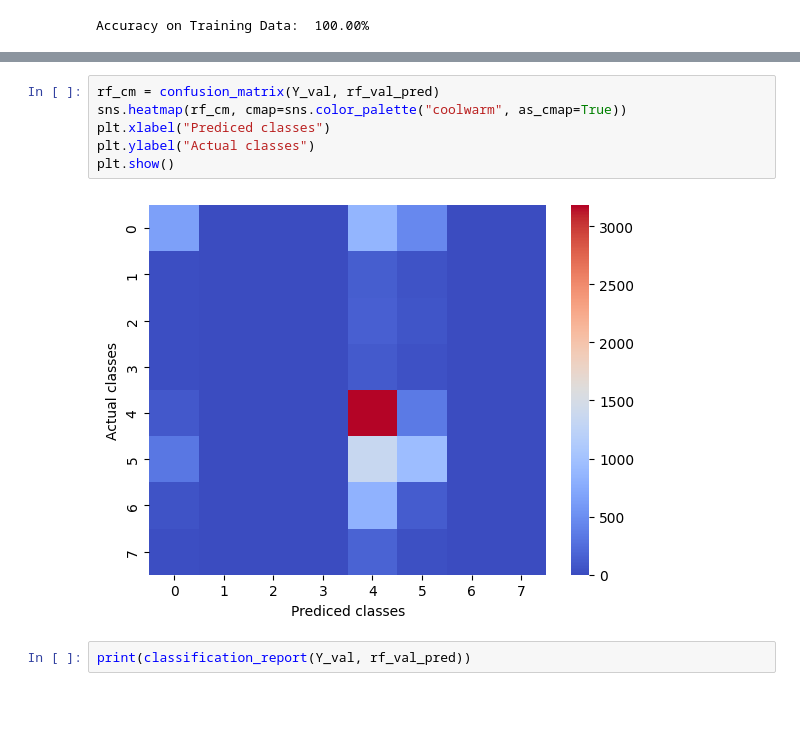
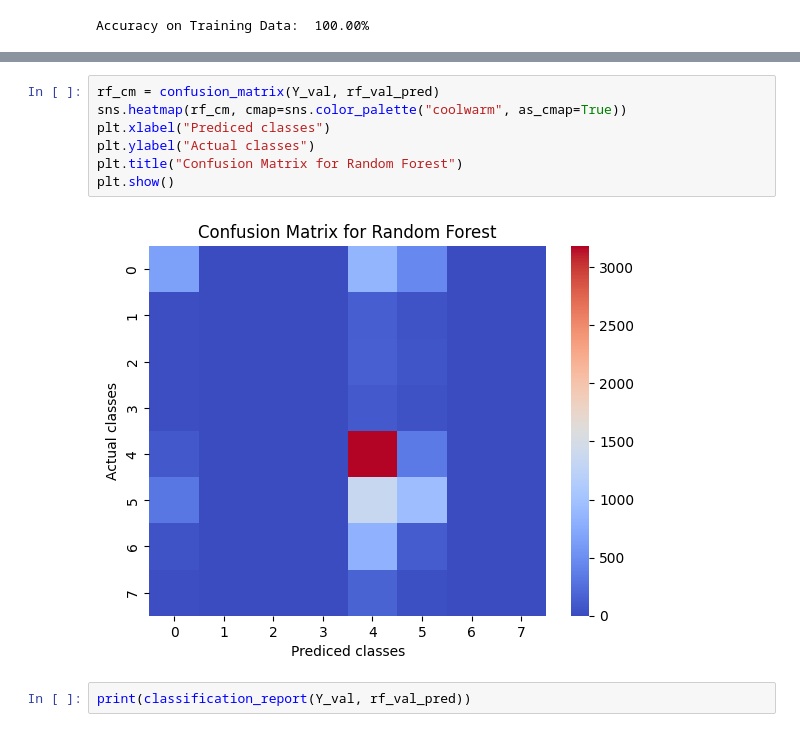
Before and after one commit to melbreaker/LivingThingClassification, a Jupyter notebook: 47369833_major_project.ipynb, the cells around one changed output, grey strips where cells are left out. Saved outputs shown, nothing was run; the diff lists cells and outputs as text; blank space fills up the shorter version.

```diff
--- a/47369833_major_project.ipynb
+++ b/47369833_major_project.ipynb
@@ -275,11 +276,12 @@ Accuracy on Validation Data:  47.69%
 # %%
 rf_cm = confusion_matrix(Y_val, rf_val_pred)
 sns.heatmap(rf_cm, cmap=sns.color_palette("coolwarm", as_cmap=True))
 plt.xlabel("Prediced classes")
 plt.ylabel("Actual classes")
+plt.title("Confusion Matrix for Random Forest")
 plt.show()
 # %% [output]
-[figure, old version]
+[figure, new version]
 # %%
 print(classification_report(Y_val, rf_val_pred))
 # %% [output]
```
Also changed, not shown: parts of 7 cells of this notebook.
